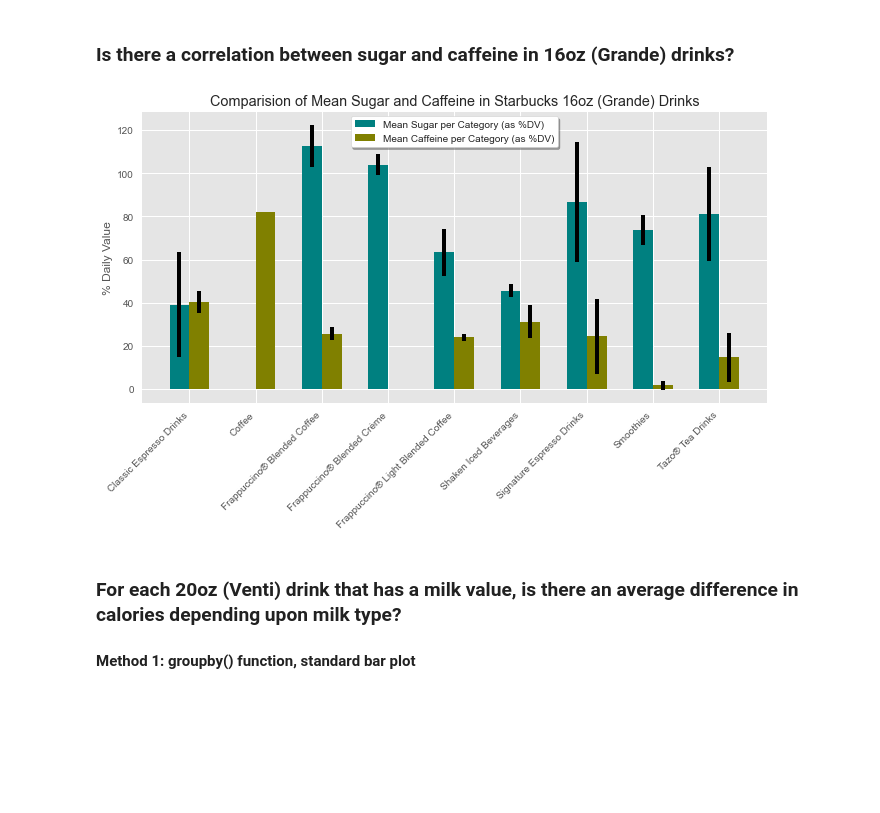
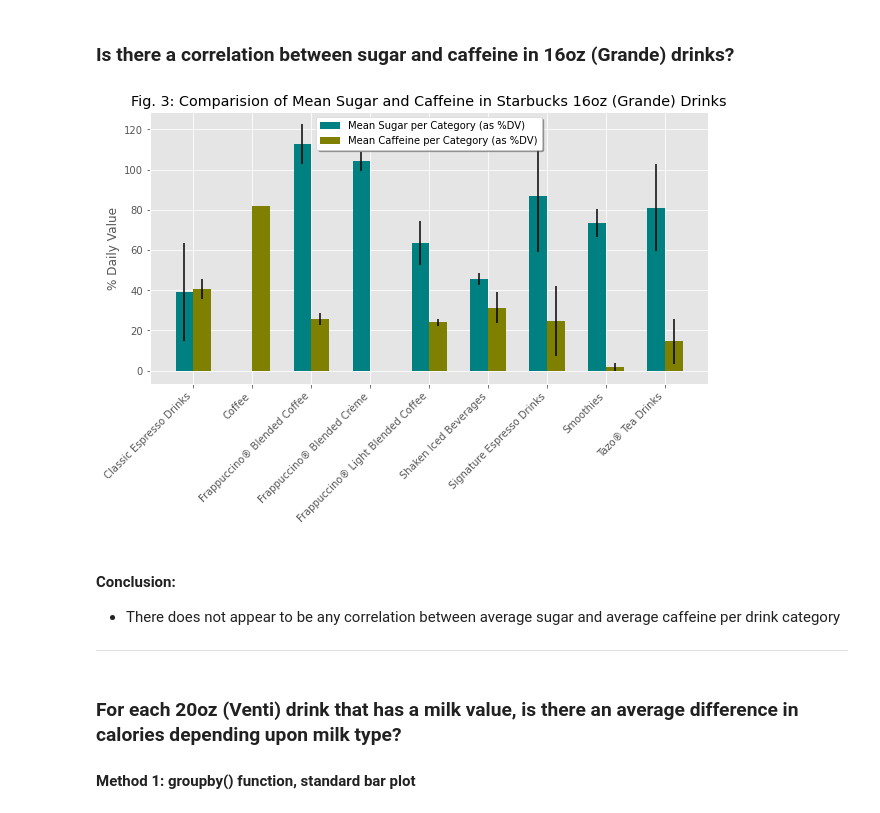
Before and after one commit to Ugi77/projects, a Jupyter notebook: NutritionAnalysisTour/desc_stats_pandas.ipynb, the cells around one changed output. Cells and saved outputs as stored; diff of their text form; code cells hidden in the pictures; blank space fills up the shorter version.

Commit message:
add conclusions to desc_stats_pandas.ipynb file

```diff
--- a/NutritionAnalysisTour/desc_stats_pandas.ipynb
+++ b/NutritionAnalysisTour/desc_stats_pandas.ipynb
@@ -196,17 +208,22 @@ sd_sug = grande.groupby(["category"])["sugars_%dv"].std()
 sd_caff = grande.groupby(["category"])["caffeine_%dv"].std()
 # %%
 plt.figure(figsize=(10,5))
-plt.bar(avg_sug.index.values, sug, yerr = sd_sug, color = "teal", width = -0.3, align = "edge", label = "Mean Sugar per Category (as %DV)")
-plt.bar(avg_caff.index.values, caff, yerr = sd_caff, color = "olive", width = 0.3, align = "edge", label = "Mean Caffeine per Category (as %DV)")
+plt.bar(avg_sug.index.values, avg_sug, yerr = sd_sug, color = "teal", width = -0.3, align = "edge", label = "Mean Sugar per Category (as %DV)")
+plt.bar(avg_caff.index.values, avg_caff, yerr = sd_caff, color = "olive", width = 0.3, align = "edge", label = "Mean Caffeine per Category (as %DV)")
 
-plt.title("Comparision of Mean Sugar and Caffeine in Starbucks 16oz (Grande) Drinks")
+plt.title("Fig. 3: Comparision of Mean Sugar and Caffeine in Starbucks 16oz (Grande) Drinks")
 plt.ylabel("% Daily Value")
 plt.legend(loc = "upper center", shadow = True, frameon = True, facecolor = "white")
 plt.xticks(rotation = 45, ha ='right')
 plt.show()
 # Error raised as .std() has default ddof = 1 for sample standard deviation (divisor: N − 1) and the Coffee category contains 1 value
 # %% [output]
-[figure, old version]
+[figure, new version]
+# %% [markdown]
+#### Conclusion:
++ There does not appear to be any correlation between average sugar and average caffeine per drink category
+
+---
 # %% [markdown]
 ### For each 20oz (Venti) drink that has a milk value, is there an average difference in calories depending upon milk type?
 #### Method 1: groupby() function, standard bar plot
```
Also changed, not shown: parts of 14 cells of this notebook.
